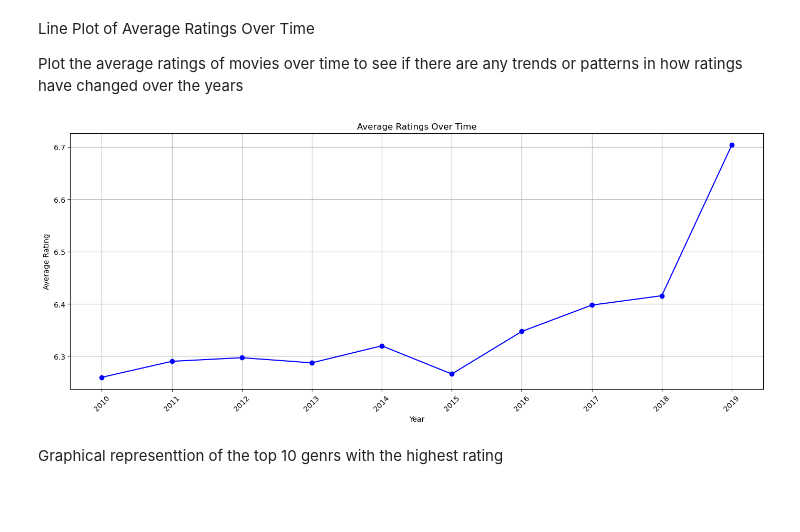
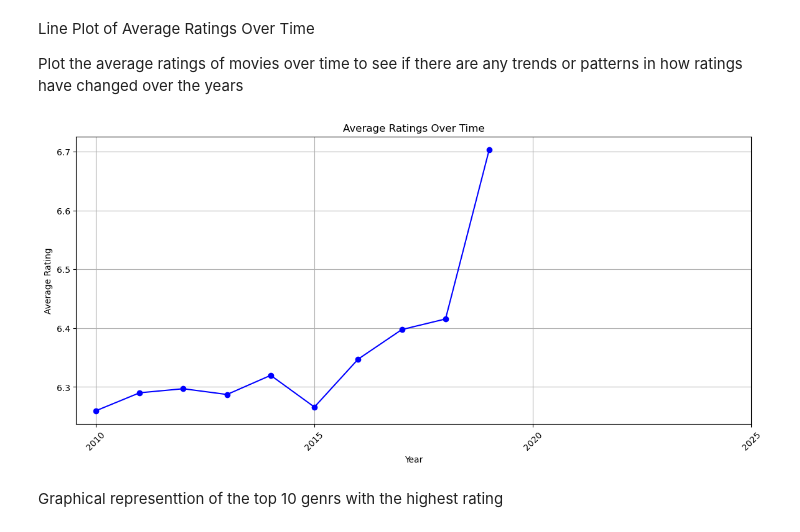
Before and after one commit to Jodhiamboapiyo/Investment-Insights-for-Microsoft-A-Comprehensive-Analysis-of-the-Movie-Studio-Market, a Jupyter notebook: student.ipynb, the cells around one changed output. Cells and saved outputs as stored; diff of their text form; code cells hidden in the pictures; blank space fills up the shorter version.

```diff
--- a/student.ipynb
+++ b/student.ipynb
@@ -652,21 +652,29 @@ Line Plot of Average Ratings Over Time
 
  Plot the average ratings of movies over time to see if there are any trends or patterns in how ratings have changed over the years
 # %%
-# Grouping the data by start_year and calculate the average rating for each year
+years = []
+for year in range(2010, 2028):
+    years.append(year)
+    years
 average_ratings_over_time = merged_df.groupby('start_year')['averagerating'].mean()
 
+# Plot line plot
 # Plot line plot
 plt.figure(figsize=(14, 6))  # Adjust the figure size to accommodate all years
 average_ratings_over_time.plot(kind='line', marker='o', color='blue', linestyle='-')
 plt.title('Average Ratings Over Time')
 plt.xlabel('Year')
 plt.ylabel('Average Rating')
 plt.grid(True)
-plt.xticks(average_ratings_over_time.index, rotation=45)  # Set the x-ticks to be all the years
-plt.tight_layout()
+
+# Set x-ticks to display every nth year
+# For example, here we set it to display every 5th year
+n = 5
+plt.xticks(average_ratings_over_time.index[::n], rotation=45)
+
 plt.show()
 # %% [output]
-[figure, old version]
+[figure, new version]
 # %% [markdown]
 Graphical representtion of the top 10 genrs with the highest rating
 # %%
```
Also changed, not shown: parts of 1 cell of this notebook.
